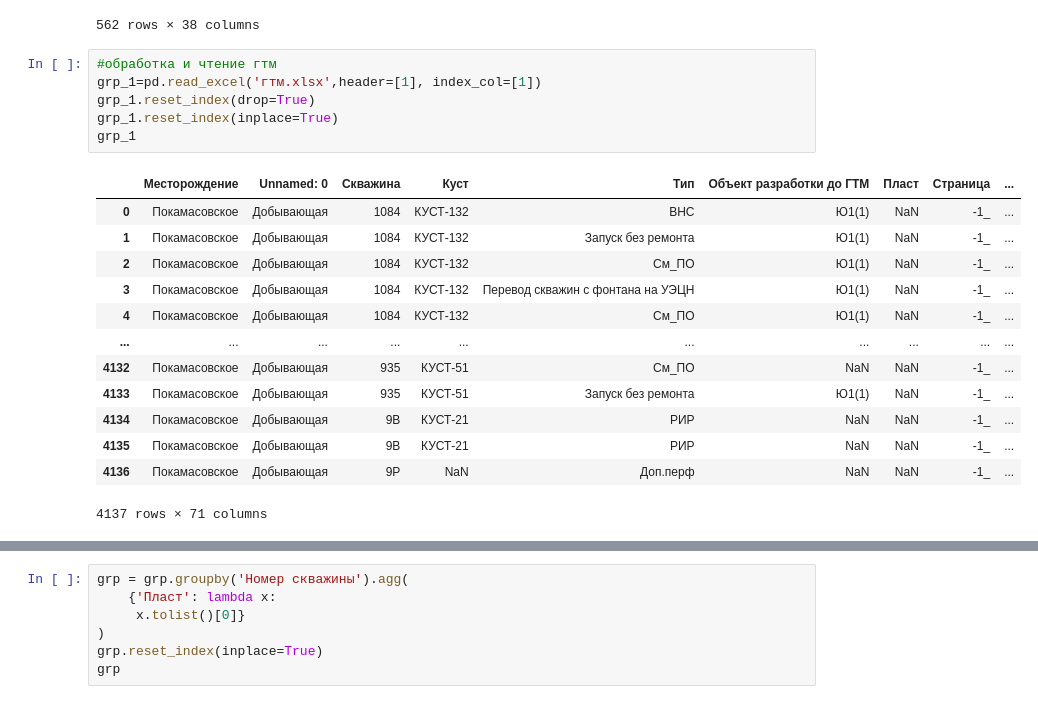
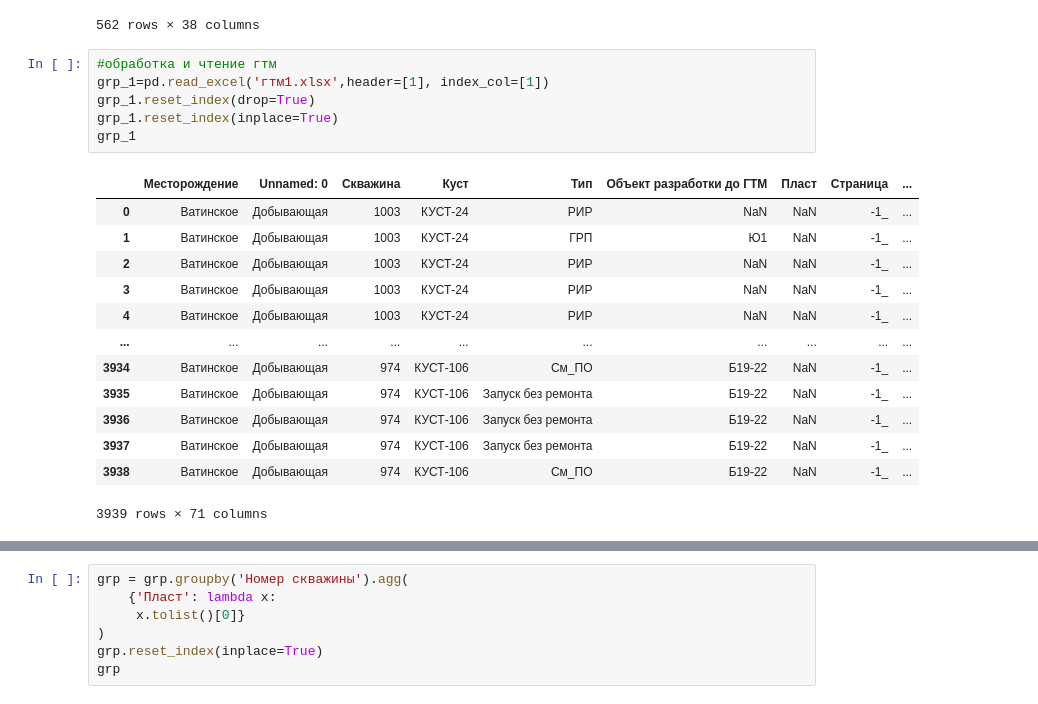
Before and after one commit to lybmvvs/appgazprom2.0, a Jupyter notebook: second app.ipynb, the cells around one changed output, grey strips where cells are left out. Saved outputs shown, nothing was run; the diff lists cells and outputs as text.

```diff
--- a/second app.ipynb
+++ b/second app.ipynb
@@ -168,24 +184,24 @@ final
 562 rows × 38 columns
 # %%
 #обработка и чтение гтм
-grp_1=pd.read_excel('гтм.xlsx',header=[1], index_col=[1])
+grp_1=pd.read_excel('гтм1.xlsx',header=[1], index_col=[1])
 grp_1.reset_index(drop=True)
 grp_1.reset_index(inplace=True)
 grp_1
 # %% [output]
 |  | Месторождение | Unnamed: 0 | Скважина | Куст | Тип | Объект разработки до ГТМ | Пласт | Страница | ... |
-| 0 | Покамасовское | Добывающая | 1084 | КУСТ-132 | ВНС | Ю1(1) | NaN | -1_ | ... |
-| 1 | Покамасовское | Добывающая | 1084 | КУСТ-132 | Запуск без ремонта | Ю1(1) | NaN | -1_ | ... |
-| 2 | Покамасовское | Добывающая | 1084 | КУСТ-132 | См_ПО | Ю1(1) | NaN | -1_ | ... |
-| 3 | Покамасовское | Добывающая | 1084 | КУСТ-132 | Перевод скважин с фонтана на УЭЦН | Ю1(1) | NaN | -1_ | ... |
-| 4 | Покамасовское | Добывающая | 1084 | КУСТ-132 | См_ПО | Ю1(1) | NaN | -1_ | ... |
+| 0 | Ватинское | Добывающая | 1003 | КУСТ-24 | РИР | NaN | NaN | -1_ | ... |
+| 1 | Ватинское | Добывающая | 1003 | КУСТ-24 | ГРП | Ю1 | NaN | -1_ | ... |
+| 2 | Ватинское | Добывающая | 1003 | КУСТ-24 | РИР | NaN | NaN | -1_ | ... |
+| 3 | Ватинское | Добывающая | 1003 | КУСТ-24 | РИР | NaN | NaN | -1_ | ... |
+| 4 | Ватинское | Добывающая | 1003 | КУСТ-24 | РИР | NaN | NaN | -1_ | ... |
 | ... | ... | ... | ... | ... | ... | ... | ... | ... | ... |
-| 4132 | Покамасовское | Добывающая | 935 | КУСТ-51 | См_ПО | NaN | NaN | -1_ | ... |
-| 4133 | Покамасовское | Добывающая | 935 | КУСТ-51 | Запуск без ремонта | Ю1(1) | NaN | -1_ | ... |
-| 4134 | Покамасовское | Добывающая | 9В | КУСТ-21 | РИР | NaN | NaN | -1_ | ... |
-| 4135 | Покамасовское | Добывающая | 9В | КУСТ-21 | РИР | NaN | NaN | -1_ | ... |
-| 4136 | Покамасовское | Добывающая | 9Р | NaN | Доп.перф | NaN | NaN | -1_ | ... |
+| 3934 | Ватинское | Добывающая | 974 | КУСТ-106 | См_ПО | Б19-22 | NaN | -1_ | ... |
+| 3935 | Ватинское | Добывающая | 974 | КУСТ-106 | Запуск без ремонта | Б19-22 | NaN | -1_ | ... |
+| 3936 | Ватинское | Добывающая | 974 | КУСТ-106 | Запуск без ремонта | Б19-22 | NaN | -1_ | ... |
+| 3937 | Ватинское | Добывающая | 974 | КУСТ-106 | Запуск без ремонта | Б19-22 | NaN | -1_ | ... |
+| 3938 | Ватинское | Добывающая | 974 | КУСТ-106 | См_ПО | Б19-22 | NaN | -1_ | ... |
-4137 rows × 71 columns
+3939 rows × 71 columns
 # %%
 
 grp_1['Скважина'] = grp_1.apply(
```
Also changed, not shown: parts of 28 cells of this notebook, 1 other file.
